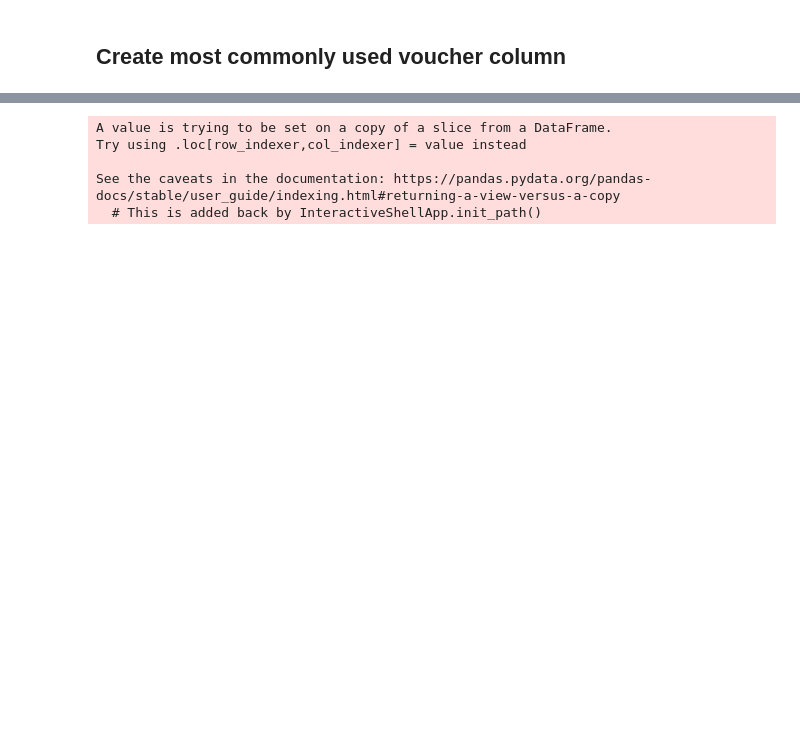
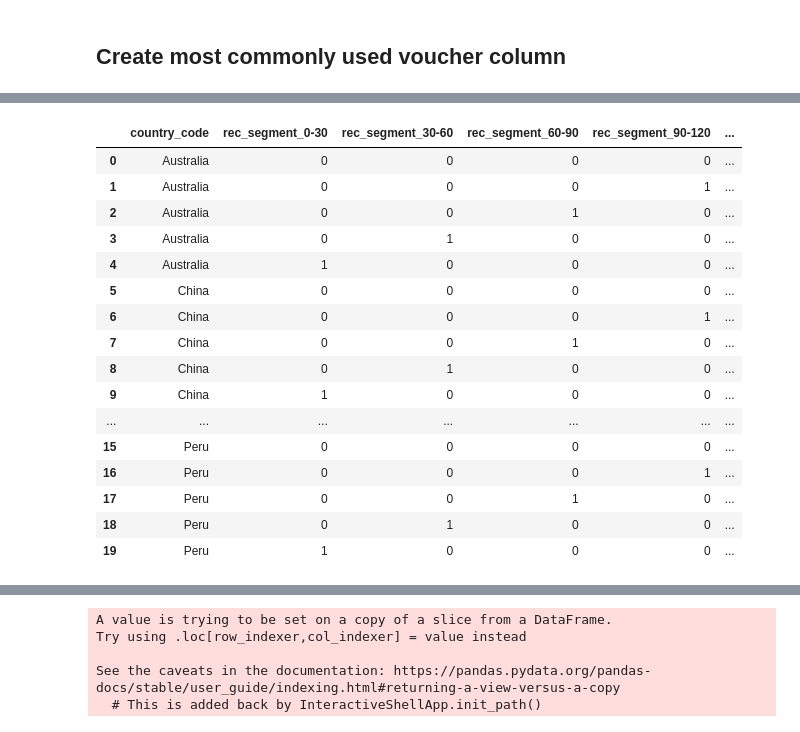
Before and after one commit to rahulynot/CustomerReactivation, a Jupyter notebook: notebook/ExploratoryDataAnalysis.ipynb, the cells around one changed output, grey strips where cells are left out. Cells and saved outputs as stored; diff of their text form; code cells hidden in the pictures; blank space fills up the shorter version.

```diff
--- a/notebook/ExploratoryDataAnalysis.ipynb
+++ b/notebook/ExploratoryDataAnalysis.ipynb
@@ -344,3 +365,23 @@ df_reecency_most_used = (
 )
 # %% [output]
 [interactive output not drawn]
+# %%
+df_reecency_most_used
+# %% [output]
+|  | country_code | rec_segment_0-30 | rec_segment_30-60 | rec_segment_60-90 | rec_segment_90-120 | ... |
+| 0 | Australia | 0 | 0 | 0 | 0 | ... |
+| 1 | Australia | 0 | 0 | 0 | 1 | ... |
+| 2 | Australia | 0 | 0 | 1 | 0 | ... |
+| 3 | Australia | 0 | 1 | 0 | 0 | ... |
+| 4 | Australia | 1 | 0 | 0 | 0 | ... |
+| 5 | China | 0 | 0 | 0 | 0 | ... |
+| 6 | China | 0 | 0 | 0 | 1 | ... |
+| 7 | China | 0 | 0 | 1 | 0 | ... |
+| 8 | China | 0 | 1 | 0 | 0 | ... |
+| 9 | China | 1 | 0 | 0 | 0 | ... |
+| ... | ... | ... | ... | ... | ... | ... |
+| 15 | Peru | 0 | 0 | 0 | 0 | ... |
+| 16 | Peru | 0 | 0 | 0 | 1 | ... |
+| 17 | Peru | 0 | 0 | 1 | 0 | ... |
+| 18 | Peru | 0 | 1 | 0 | 0 | ... |
+| 19 | Peru | 1 | 0 | 0 | 0 | ... |
```
Also changed, not shown: parts of 4 cells of this notebook.
